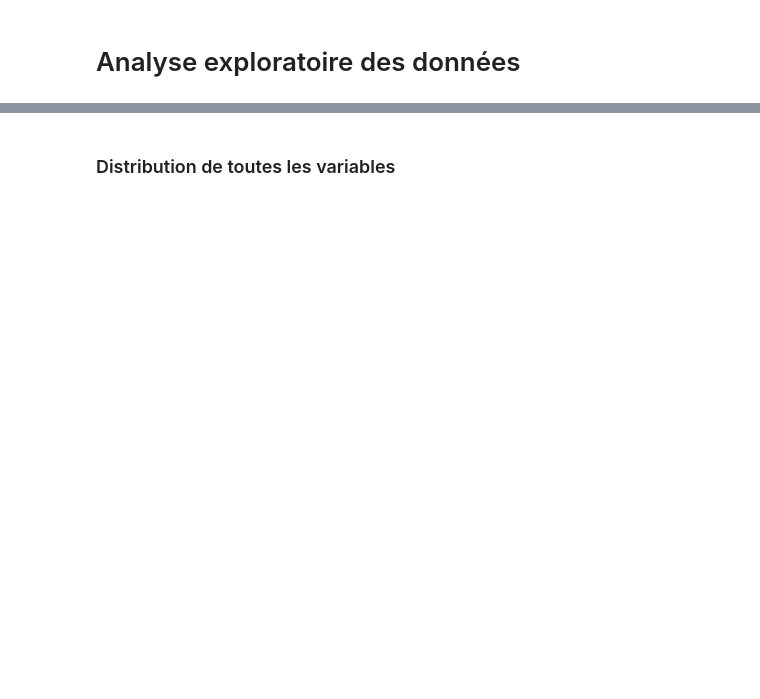
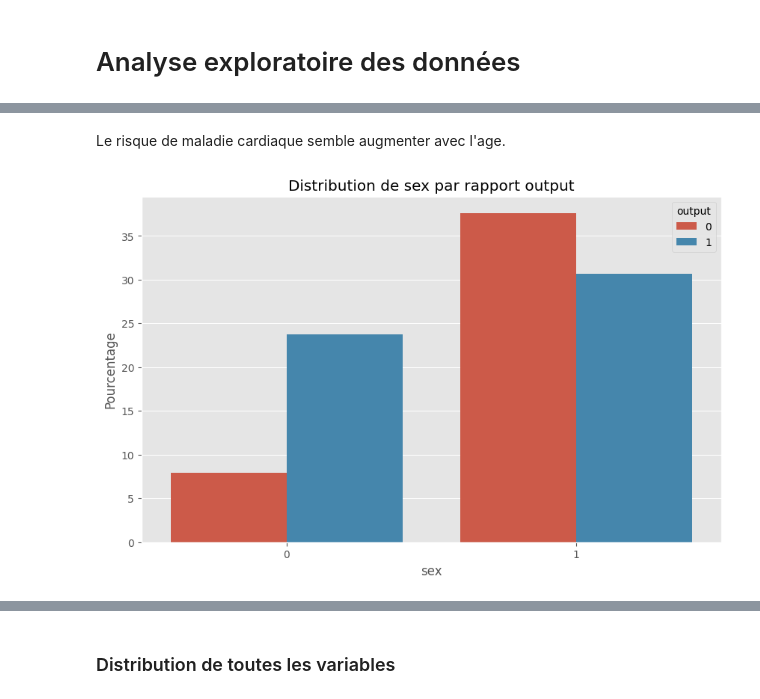
Before and after one commit to mjfriedman/Cardio-Detect, a Jupyter notebook: Projet.ipynb, the cells around one changed output, grey strips where cells are left out. Cells and saved outputs as stored; diff of their text form; code cells hidden in the pictures; blank space fills up the shorter version.

```diff
--- a/Projet.ipynb
+++ b/Projet.ipynb
@@ -79,0 +208,7 @@ Séparer le jeu de données en trois parties: l'ensemble **d'entraînement**, de
+# %% [markdown]
+Le risque de maladie cardiaque semble augmenter avec l'age.
+# %%
+# Répartition du genre (homme : 1 et femme : 0) par rapport au risque de maladie cardiaque (output)
+visualization_instance.plot_distribution_hue(variable="sex", hue="output", is_numeric=False)
+# %% [output]
+[figure, added]
```
Also changed, not shown: parts of 32 cells of this notebook.
